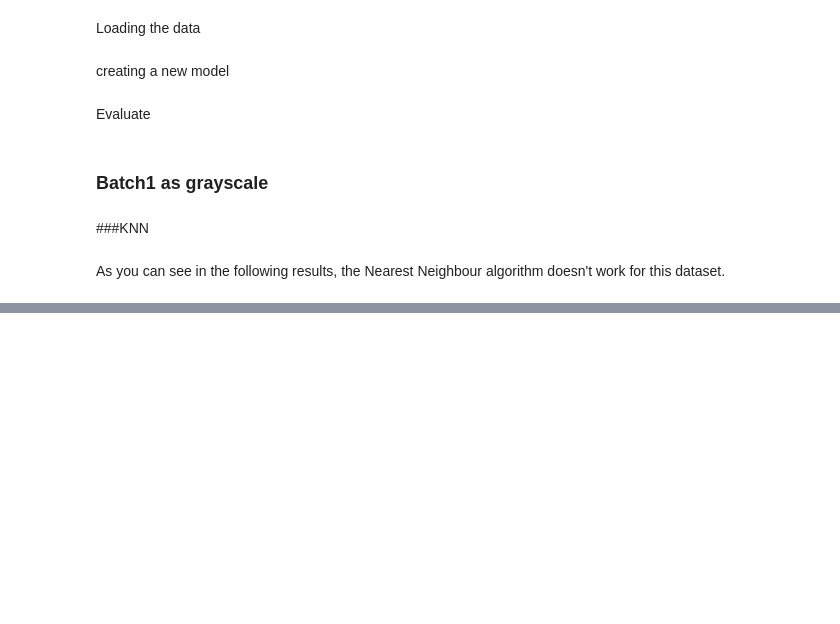
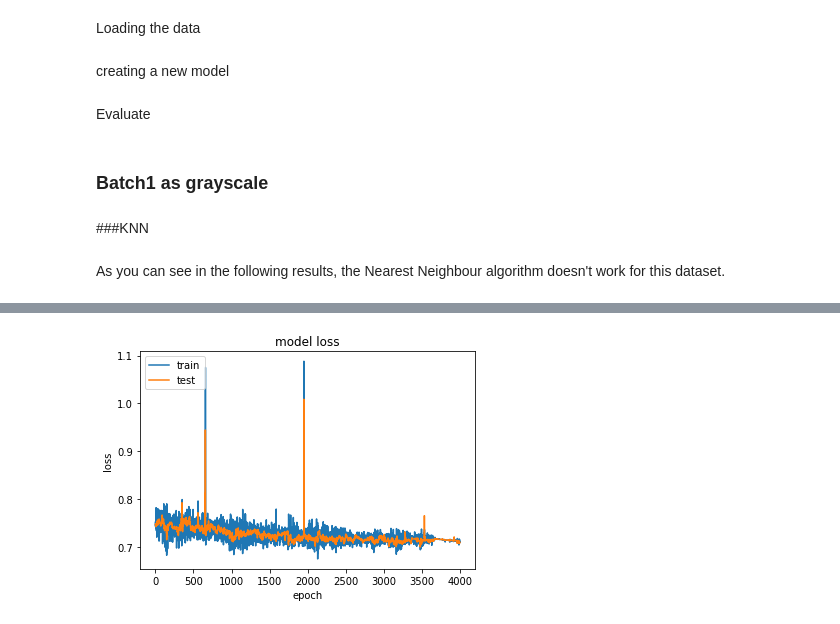
Before and after one commit to HamidDelshadi/one_shot_siamese, a Jupyter notebook: OneShotHMM.ipynb, the cells around one changed output, grey strips where cells are left out. Cells and saved outputs as stored; diff of their text form; code cells hidden in the pictures; blank space fills up the shorter version.

Commit message:
augmented

```diff
--- a/OneShotHMM.ipynb
+++ b/OneShotHMM.ipynb
@@ -444,0 +446,15 @@ the accuracy for lion: 0.0
+# %%
+augmented_address = "https://www.dropbox.com/s/12lq4gqu9qjqn1v/aug.zip?dl=1"
+if not os.path.exists('augmented_batch1'):
+    !wget -O ds.zip augmented_address
+    !unzip ds.zip
+    !mv batch1 augmented_batch1
+    !mv batch2_gray augmented_batch2
+aug_batch1_ds = DS()
+aug_batch1_ds.Load_background("augmented_batch1", 105, 0.7)
+# %%
+model_aug1 = siamese((new_im_size, new_im_size, 3))
+model_aug1.summary()
+optimizer = Adam(lr = 0.00006)
+
+model_aug1.compile(loss="binary_crossentropy",optimizer=optimizer)
@@ -444,0 +482,5 @@ the accuracy for lion: 0.0
+# %%
+batch_size = 20
+cb = [EarlyStopping(min_delta=0.0005, patience=150)]
+history_aug1 =model_aug1.fit_generator(generator=aug_batch1_ds.get_paired_train(batch_size),steps_per_epoch=1, epochs = 4000,\
+                    validation_data = aug_batch1_ds.get_paired_val(batch_size), validation_steps = 10)
@@ -444,0 +505,4 @@ the accuracy for lion: 0.0
+# %%
+plot_history(history_aug1)
+# %% [output]
+[figure, added]
```
Also changed, not shown: parts of 13 cells of this notebook, 2 other files.
